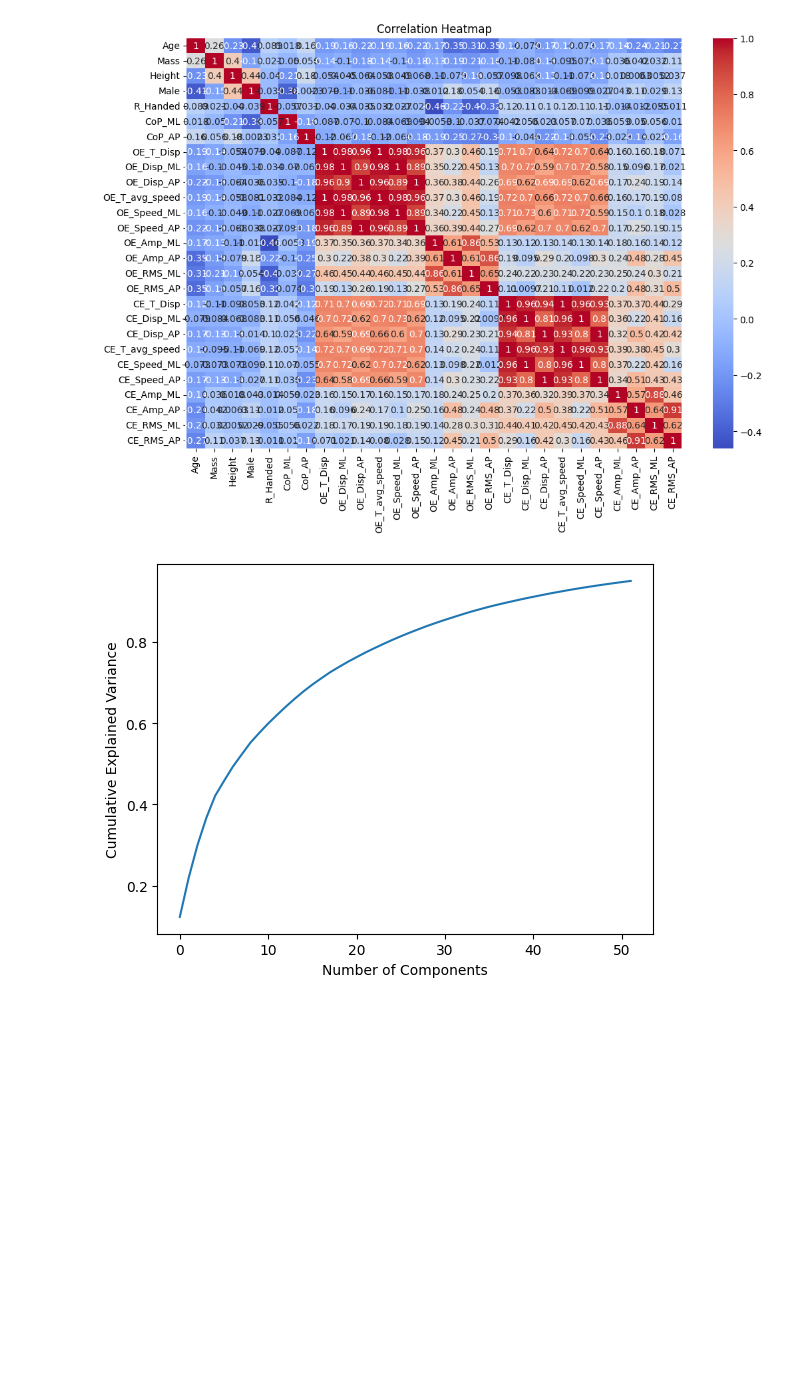
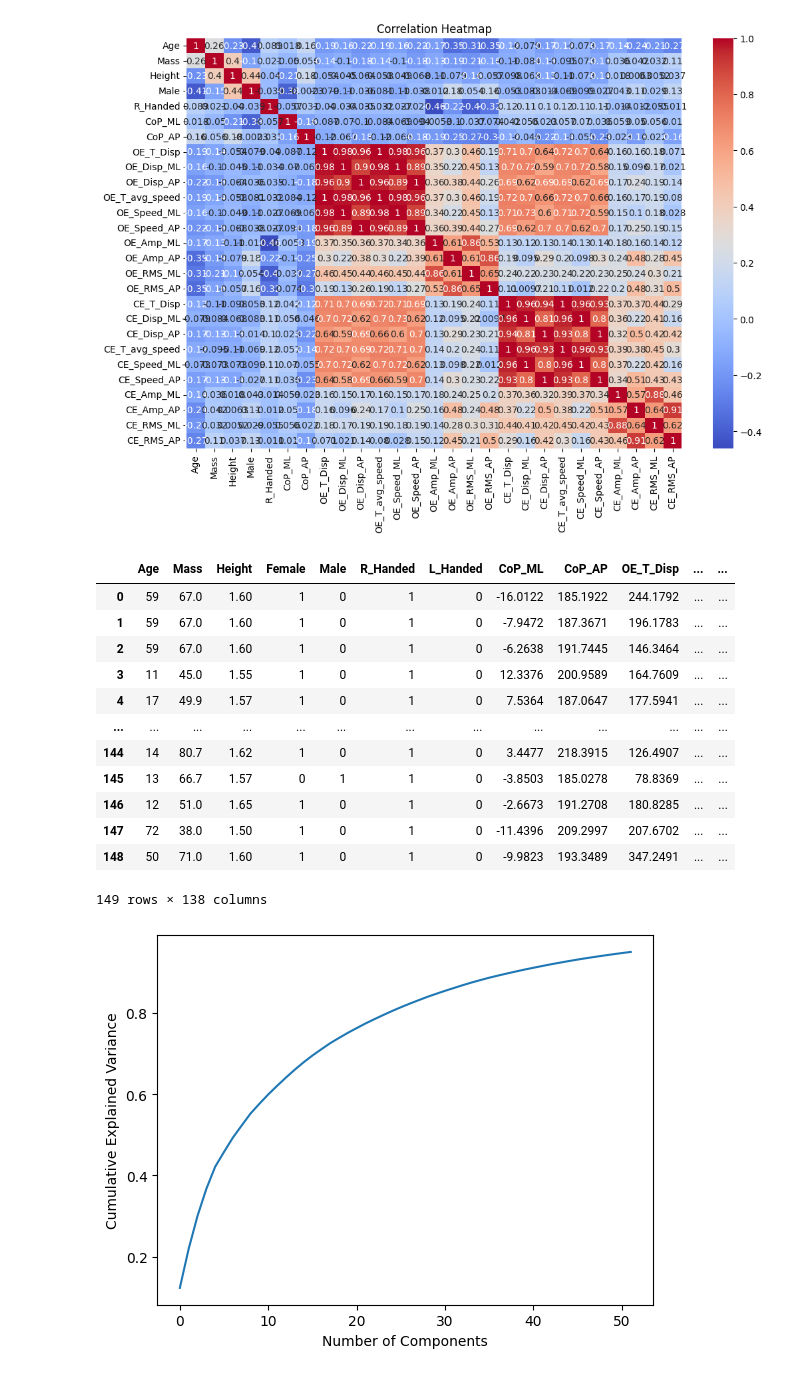
Before and after one commit to faduzin/scoliosis-classification-using-tensorflow, a Jupyter notebook: notebooks/testing.ipynb, the cells around one changed output. Saved outputs shown, nothing was run; the diff lists cells and outputs as text; code cells hidden in the pictures; blank space fills up the shorter version.

```diff
--- a/notebooks/testing.ipynb
+++ b/notebooks/testing.ipynb
@@ -61,6 +63,8 @@ eda.plot_correlations(df[correlations_columns])
 high_correlated_columns = ['OE_T_avg_speed', 'OE_Speed_ML', 'OE_Speed_AP', 'OE_Amp_ML',
                             'OE_Amp_AP', 'OE_RMS_ML', 'OE_RMS_AP', 'CE_T_avg_speed', 'CE_Speed_ML',
                             'CE_Speed_AP', 'CE_Amp_AP', 'CE_RMS_AP']
+# %%
+df = df.drop(columns=high_correlated_columns)
 # %%
 df = prep.class_remapping(df, 'Scolio')
 # %%
@@ -68,5 +72,21 @@ from sklearn.preprocessing import StandardScaler
 from sklearn.decomposition import PCA
 
 X = df.drop(columns=['Id', 'Name', 'Scolio', 'class'])
+# %%
+X
+# %% [output]
+|  | Age | Mass | Height | Female | Male | R_Handed | L_Handed | CoP_ML | CoP_AP | OE_T_Disp | ... | ... |
+| 0 | 59 | 67.0 | 1.60 | 1 | 0 | 1 | 0 | -16.0122 | 185.1922 | 244.1792 | ... | ... |
+| 1 | 59 | 67.0 | 1.60 | 1 | 0 | 1 | 0 | -7.9472 | 187.3671 | 196.1783 | ... | ... |
+| 2 | 59 | 67.0 | 1.60 | 1 | 0 | 1 | 0 | -6.2638 | 191.7445 | 146.3464 | ... | ... |
+| 3 | 11 | 45.0 | 1.55 | 1 | 0 | 1 | 0 | 12.3376 | 200.9589 | 164.7609 | ... | ... |
+| 4 | 17 | 49.9 | 1.57 | 1 | 0 | 1 | 0 | 7.5364 | 187.0647 | 177.5941 | ... | ... |
+| ... | ... | ... | ... | ... | ... | ... | ... | ... | ... | ... | ... | ... |
+| 144 | 14 | 80.7 | 1.62 | 1 | 0 | 1 | 0 | 3.4477 | 218.3915 | 126.4907 | ... | ... |
+| 145 | 13 | 66.7 | 1.57 | 0 | 1 | 1 | 0 | -3.8503 | 185.0278 | 78.8369 | ... | ... |
+| 146 | 12 | 51.0 | 1.65 | 1 | 0 | 1 | 0 | -2.6673 | 191.2708 | 180.8285 | ... | ... |
+| 147 | 72 | 38.0 | 1.50 | 1 | 0 | 1 | 0 | -11.4396 | 209.2997 | 207.6702 | ... | ... |
+| 148 | 50 | 71.0 | 1.60 | 1 | 0 | 1 | 0 | -9.9823 | 193.3489 | 347.2491 | ... | ... |
+149 rows × 138 columns
 # %%
 scaler = StandardScaler()
```
Also changed, not shown: parts of 25 cells of this notebook.
